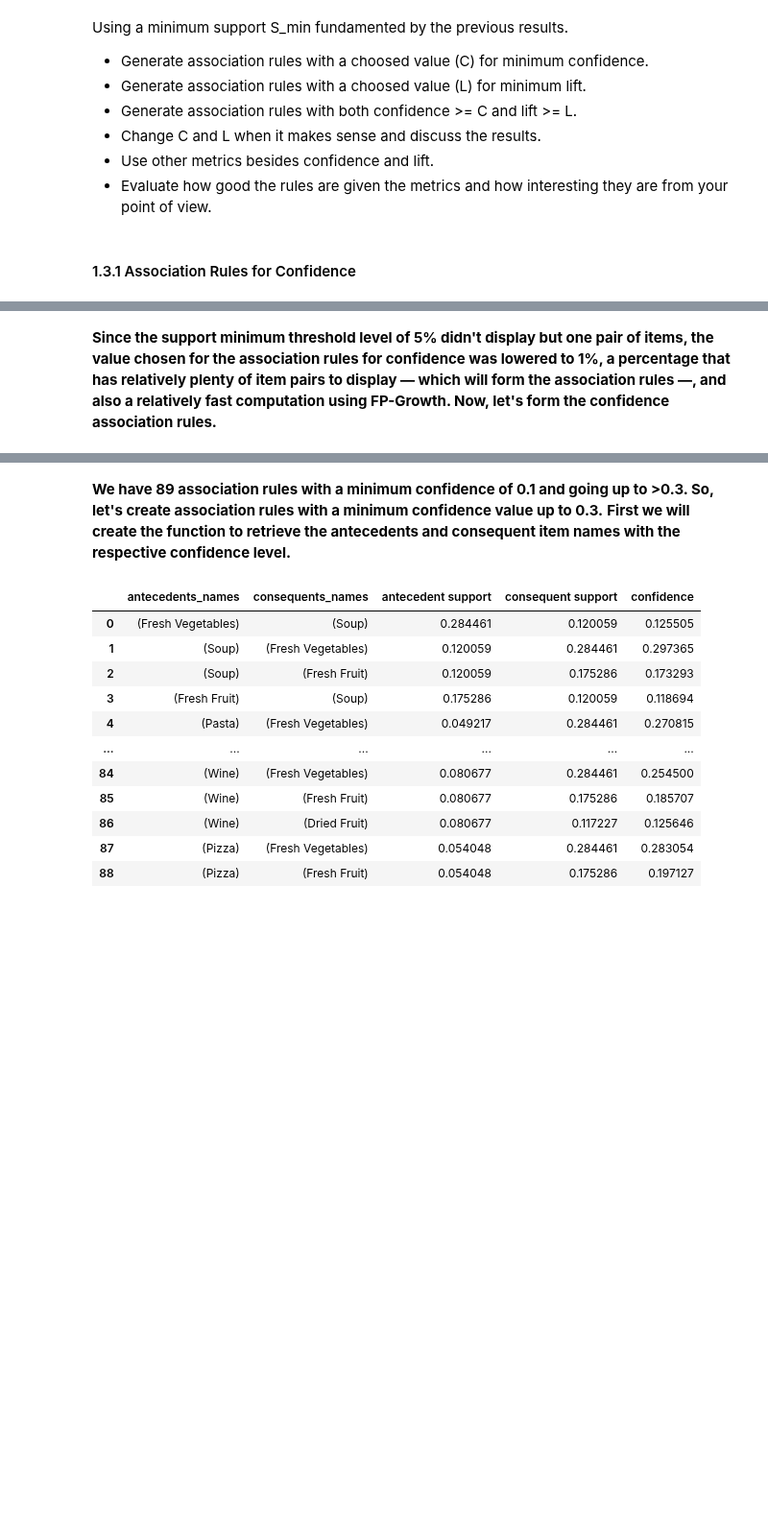
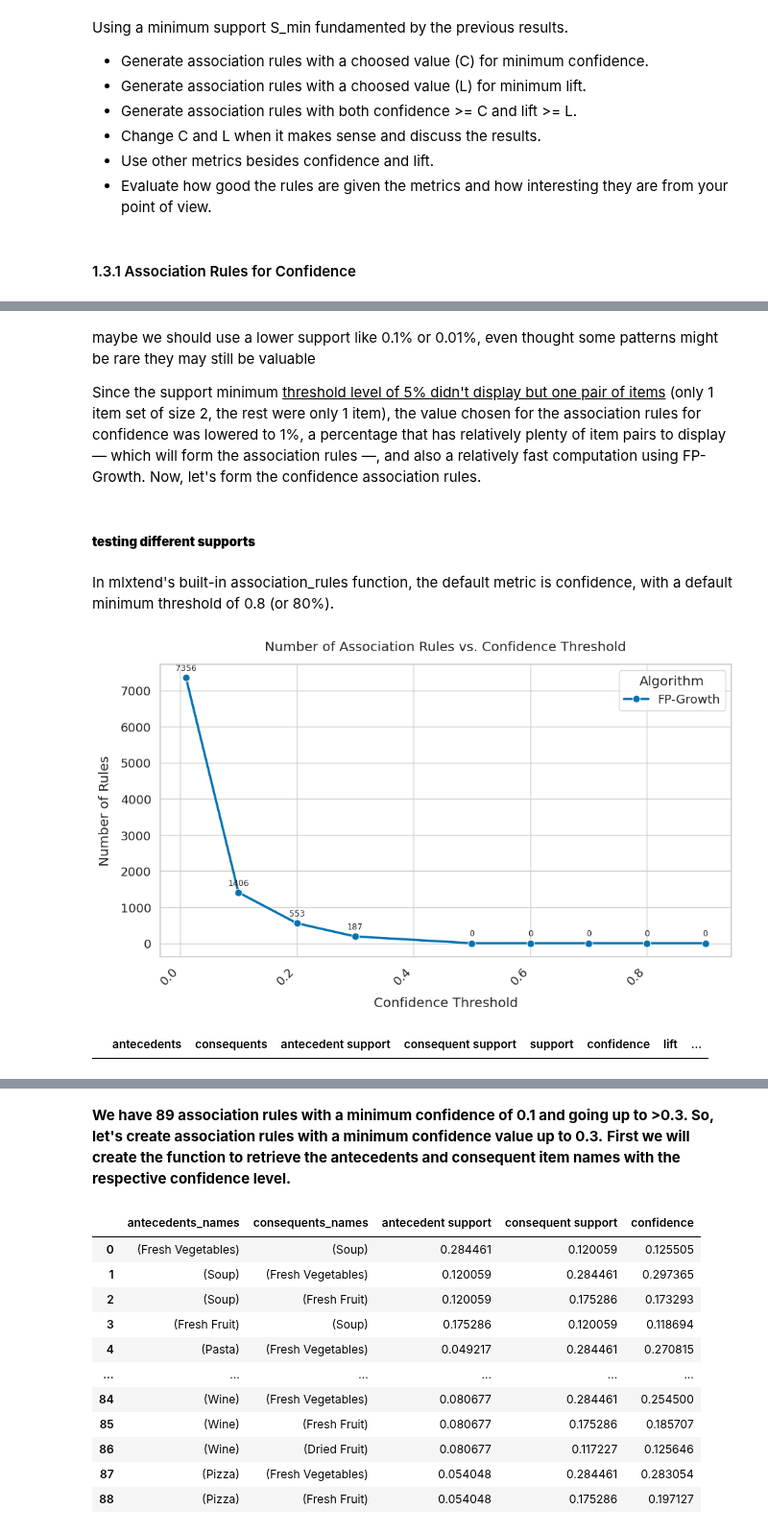
Before and after one commit to ijustsnapped/DataMine_PI, a Jupyter notebook: PD_202425_Project1/PD_202425_Project.ipynb, the cells around one changed output, grey strips where cells are left out. Shown at 96% size. Drawn from its saved outputs; the diff is of its cells as text; code cells hidden in the pictures; blank space fills up the shorter version.

```diff
--- a/PD_202425_Project1/PD_202425_Project.ipynb
+++ b/PD_202425_Project1/PD_202425_Project.ipynb
@@ -516,2 +662,79 @@ Using a minimum support S_min fundamented by the previous results.
 # %% [markdown]
-**Since the support minimum threshold level of 5% didn't display but one pair of items, the value chosen for the association rules for confidence was lowered to 1%, a percentage that has relatively plenty of item pairs to display — which will form the association rules —, and also a relatively fast computation using FP-Growth. Now, let's form the confidence association rules.**
+maybe we should use a lower support like 0.1% or 0.01%, even thought some patterns might be rare they may still be valuable
+
+
+Since the support minimum <ins>threshold level of 5% didn't display but one pair of items</ins> (only 1 item set of size 2, the rest were only 1 item), the value chosen for the association rules for confidence was lowered to 1%, a percentage that has relatively plenty of item pairs to display — which will form the association rules —, and also a relatively fast computation using FP-Growth. Now, let's form the confidence association rules.
+# %% [markdown]
+##### **testing different supports**
+# %% [markdown]
+In mlxtend's built-in association_rules function, the default metric is confidence, with a default minimum threshold of 0.8 (or 80%).
+# %%
+supp = 0.001
+conf_thresholds = [0.01,0.1,0.2,0.3,0.5,0.6,0.7,0.8,0.9]
+records = []
+
+for thresh in conf_thresholds:
+    freq = fpgrowth(binary_foodmart, min_support=supp, use_colnames=True)
+    rules = association_rules(freq, metric="confidence", min_threshold=thresh)
+    records.append({
+        "confidence_threshold": thresh,
+        "rule_count": len(rules),
+        "algorithm": "FP-Growth"
+    })
+
+df_counts = pd.DataFrame(records)
+
+# 2. Theme & context
+sns.set_theme(style="whitegrid")                    # cohesive styling :contentReference[oaicite:12]{index=12}
+sns.set_context("notebook", font_scale=1.2)         # scale up :contentReference[oaicite:13]{index=13}
+
+# 3. Plot
+palette = "colorblind"
+dashes = {"FP-Growth": ""}
+
+plt.figure(figsize=(10, 6))
+ax = sns.lineplot(
+    data=df_counts,
+    x="confidence_threshold",
+    y="rule_count",
+    hue="algorithm",
+    palette=palette,
+    style="algorithm",
+    dashes=dashes,
+    markers=True,
+    linewidth=2.5,
+    markersize=8
+)
+
+# 4. Annotate
+for _, row in df_counts.iterrows():
+    ax.text(
+        row["confidence_threshold"],
+        row["rule_count"] + df_counts["rule_count"].max() * 0.02,
+        f"{row['rule_count']}",
+        ha="center",
+        va="bottom",
+        fontsize=9
+    )
+
+# 5. Labels & legend
+ax.set_title("Number of Association Rules vs. Confidence Threshold", pad=15)
+ax.set_xlabel("Confidence Threshold", labelpad=10)
+ax.set_ylabel("Number of Rules", labelpad=10)
+plt.xticks(rotation=45, ha="right")
+ax.legend(title="Algorithm", loc="upper right", frameon=True)
+plt.tight_layout()
+plt.show()
+# %% [output]
+[figure, added]
+# %%
+
+frequent_subsets_01 = fpgrowth(binary_foodmart, min_support=supp, use_colnames=True)
+
+condi
+rules_01 = association_rules(frequent_subsets_01)
+
+# Print the generated association rules for confidence
+rules_01
+# %% [output]
+|  | antecedents | consequents | antecedent support | consequent support | support | confidence | lift | ... |
```
Also changed, not shown: parts of 16 cells of this notebook.
